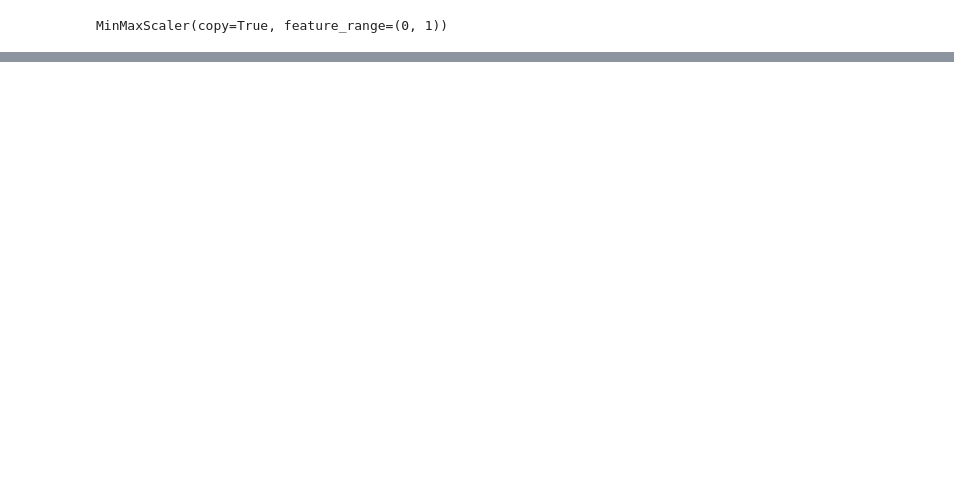
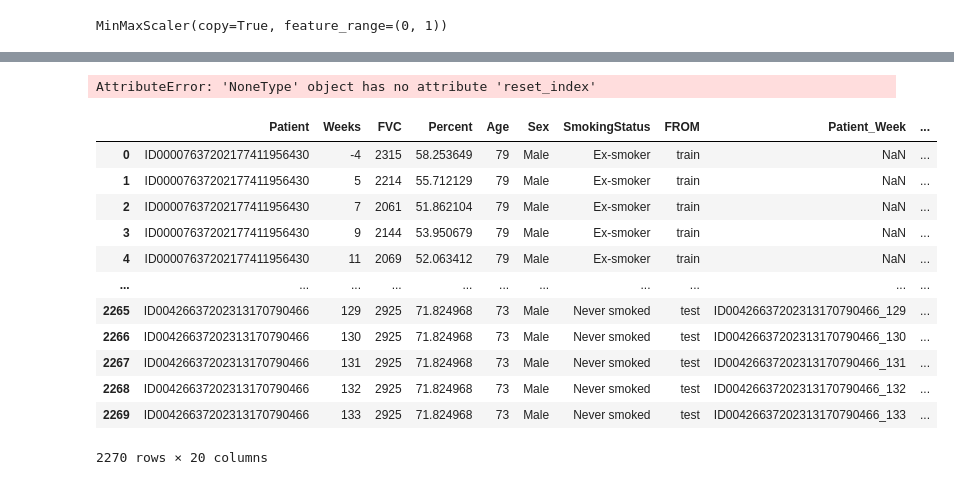
Before and after one commit to jonykarki/Kaggle-OSIC-Pulmonary-Fibrosis-Progression, a Jupyter notebook: Pytorch_QR/CV_n.ipynb, the cells around one changed output, grey strips where cells are left out. Cells and saved outputs as stored; diff of their text form; code cells hidden in the pictures; blank space fills up the shorter version.

```diff
--- a/Pytorch_QR/CV_n.ipynb
+++ b/Pytorch_QR/CV_n.ipynb
@@ -199,6 +149,6 @@ train_df.head()
 # %%
 # convert categoricals into dummies
-train_df['Sex'] = pd.Categorical(train_df['Sex'], categories=SEX_COLUMNS)
-train_df['SmokingStatus'] = pd.Categorical(train_df['SmokingStatus'], categories=SMOKING_STATUS_COLUMNS)
-train_df = train_df.join(pd.get_dummies(train_df['Sex']))
-train_df = train_df.join(pd.get_dummies(train_df['SmokingStatus']))
+combined_df['Sex'] = pd.Categorical(combined_df['Sex'], categories=SEX_COLUMNS)
+combined_df['SmokingStatus'] = pd.Categorical(combined_df['SmokingStatus'], categories=SMOKING_STATUS_COLUMNS)
+combined_df = combined_df.join(pd.get_dummies(combined_df['Sex']))
+combined_df = combined_df.join(pd.get_dummies(combined_df['SmokingStatus']))
@@ -269,3 +155,23 @@ sub_df.head()
+# %%
+combined_df.drop_duplicates(inplace=True)
+# %% [output]
+AttributeError: 'NoneType' object has no attribute 'reset_index'
+# %%
+combined_df.reset_index(drop=True)
+# %% [output]
+|  | Patient | Weeks | FVC | Percent | Age | Sex | SmokingStatus | FROM | Patient_Week | ... |
+| 0 | ID00007637202177411956430 | -4 | 2315 | 58.253649 | 79 | Male | Ex-smoker | train | NaN | ... |
+| 1 | ID00007637202177411956430 | 5 | 2214 | 55.712129 | 79 | Male | Ex-smoker | train | NaN | ... |
+| 2 | ID00007637202177411956430 | 7 | 2061 | 51.862104 | 79 | Male | Ex-smoker | train | NaN | ... |
+| 3 | ID00007637202177411956430 | 9 | 2144 | 53.950679 | 79 | Male | Ex-smoker | train | NaN | ... |
+| 4 | ID00007637202177411956430 | 11 | 2069 | 52.063412 | 79 | Male | Ex-smoker | train | NaN | ... |
+| ... | ... | ... | ... | ... | ... | ... | ... | ... | ... | ... |
+| 2265 | ID00426637202313170790466 | 129 | 2925 | 71.824968 | 73 | Male | Never smoked | test | ID00426637202313170790466_129 | ... |
+| 2266 | ID00426637202313170790466 | 130 | 2925 | 71.824968 | 73 | Male | Never smoked | test | ID00426637202313170790466_130 | ... |
+| 2267 | ID00426637202313170790466 | 131 | 2925 | 71.824968 | 73 | Male | Never smoked | test | ID00426637202313170790466_131 | ... |
+| 2268 | ID00426637202313170790466 | 132 | 2925 | 71.824968 | 73 | Male | Never smoked | test | ID00426637202313170790466_132 | ... |
+| 2269 | ID00426637202313170790466 | 133 | 2925 | 71.824968 | 73 | Male | Never smoked | test | ID00426637202313170790466_133 | ... |
+2270 rows × 20 columns
 # %%
 class PulmonaryDataset(torch.utils.data.Dataset):
     def __init__(self, df, FV, test=False):
```
Also changed, not shown: parts of 35 cells of this notebook.
